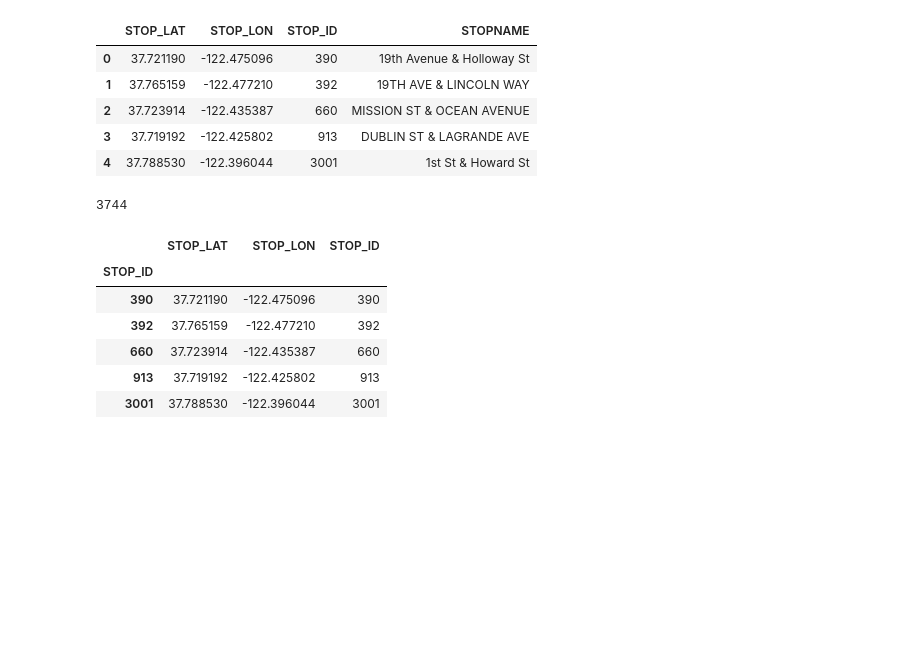
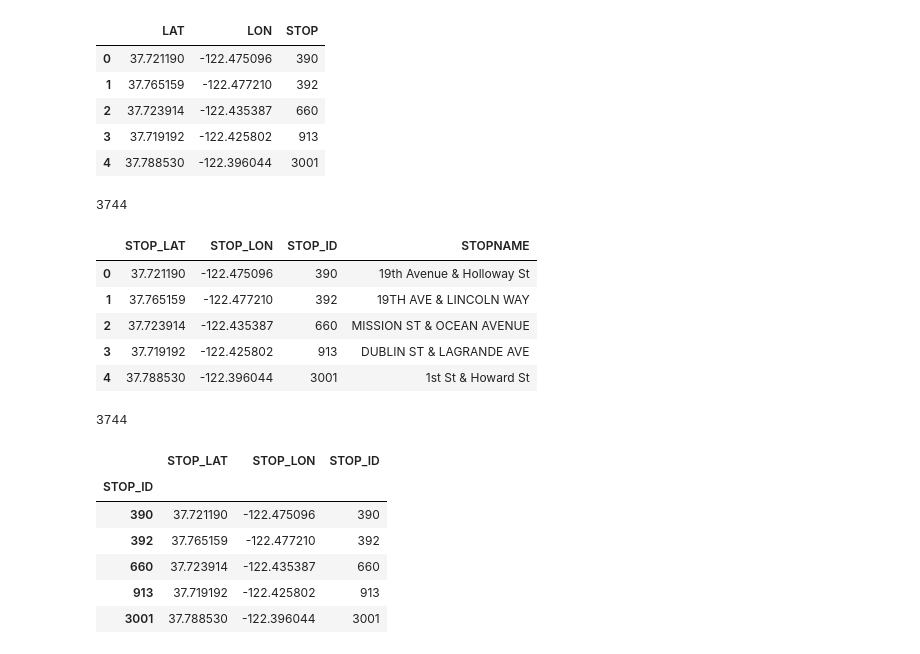
Before and after one commit to alex-mucci/Transit-Casa-Share, a Jupyter notebook: Notebooks/Creating Buffers around stops.ipynb, the cells around one changed output. Drawn from its saved outputs; the diff is of its cells as text; code cells hidden in the pictures; blank space fills up the shorter version.

```diff
--- a/Notebooks/Creating Buffers around stops.ipynb
+++ b/Notebooks/Creating Buffers around stops.ipynb
@@ -37,0 +38,13 @@ df.head()
+# %%
+df2 = df[['STOP_LAT','STOP_LON','STOP_ID']]
+# %%
+df2.columns = ['LAT','LON','STOP']
+# %%
+df2.head()
+# %% [output]
+|  | LAT | LON | STOP |
+| 0 | 37.721190 | -122.475096 | 390 |
+| 1 | 37.765159 | -122.477210 | 392 |
+| 2 | 37.723914 | -122.435387 | 660 |
+| 3 | 37.719192 | -122.425802 | 913 |
+| 4 | 37.788530 | -122.396044 | 3001 |
@@ -37,0 +53,4 @@ df.head()
+# %%
+len(df2)
+# %% [output]
+3744
```
Also changed, not shown: parts of 4 cells of this notebook, 11 other files.
